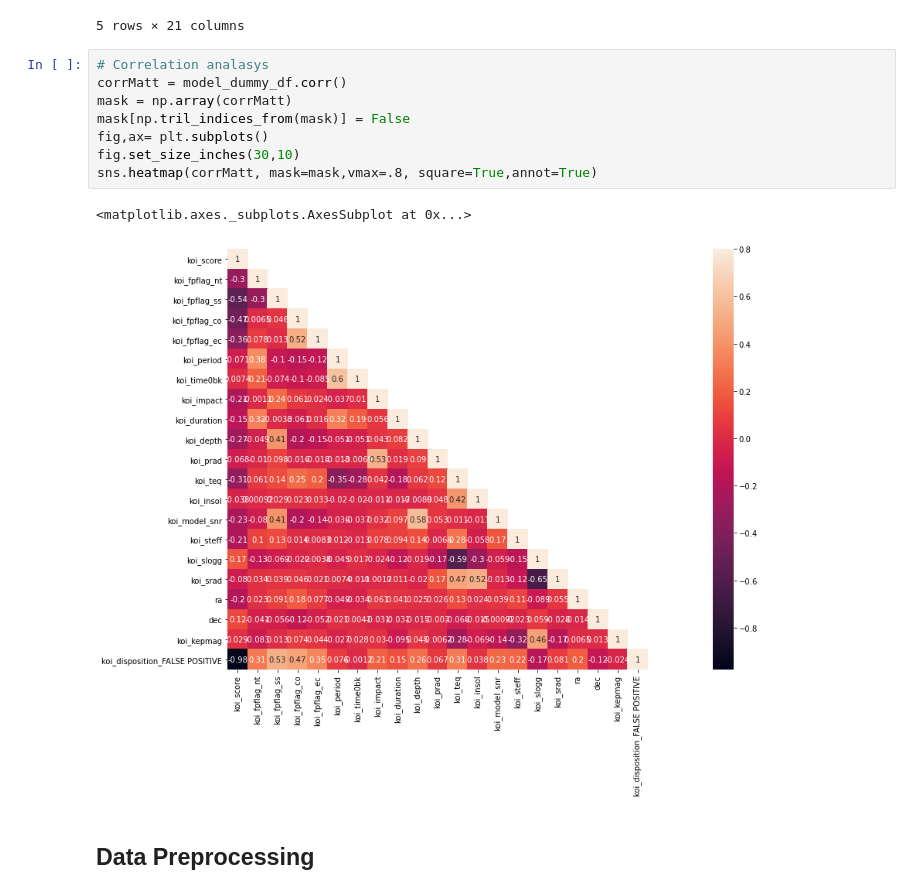
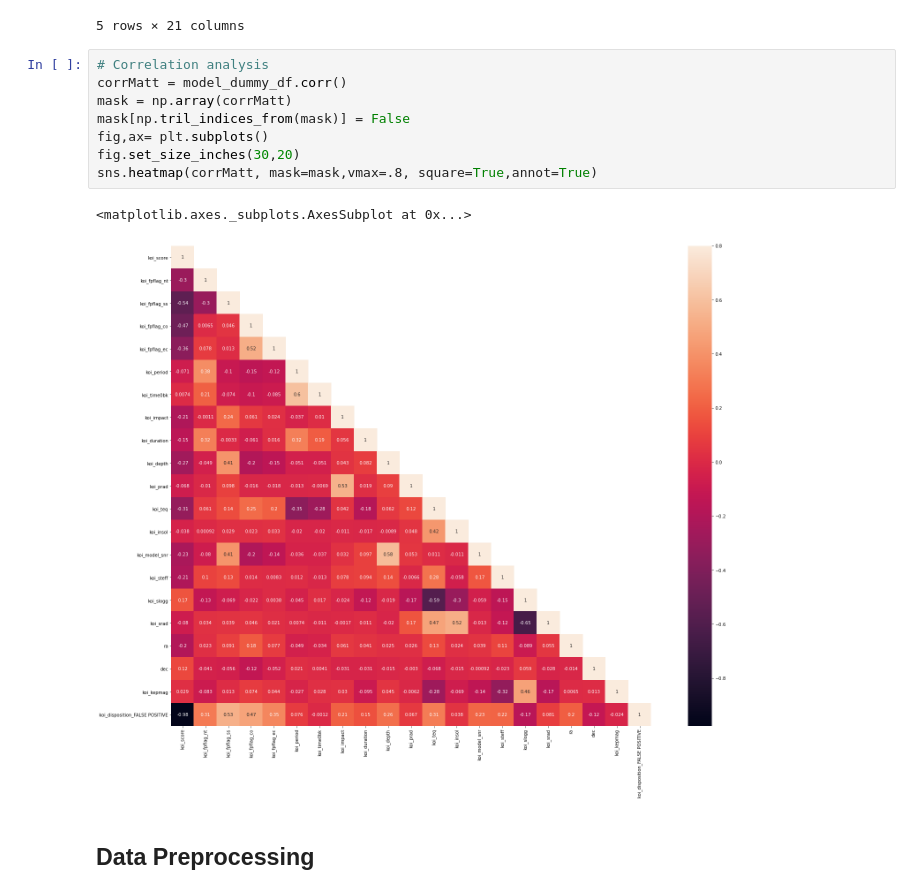
Before and after one commit to lewisaaronpaul/machine-learning-challenge, a Jupyter notebook: xgboost_classification.ipynb, the cells around one changed output. Cells and saved outputs as stored; diff of their text form.

```diff
--- a/xgboost_classification.ipynb
+++ b/xgboost_classification.ipynb
@@ -132,16 +132,16 @@ model_dummy_df.head()
 | 4 | 1.000 | 0 | 0 | 0 | 0 | 2.525592 | 171.595550 | ... |
 5 rows × 21 columns
 # %%
-# Correlation analasys
+# Correlation analysis
 corrMatt = model_dummy_df.corr()
 mask = np.array(corrMatt)
 mask[np.tril_indices_from(mask)] = False
 fig,ax= plt.subplots()
-fig.set_size_inches(30,10)
+fig.set_size_inches(30,20)
 sns.heatmap(corrMatt, mask=mask,vmax=.8, square=True,annot=True)
 # %% [output]
 <matplotlib.axes._subplots.AxesSubplot at 0x...>
-[figure, old version]
+[figure, new version]
 # %% [markdown]
 ## Data Preprocessing
 # %%
```
Also changed, not shown: parts of 11 cells of this notebook, 3 other files.
